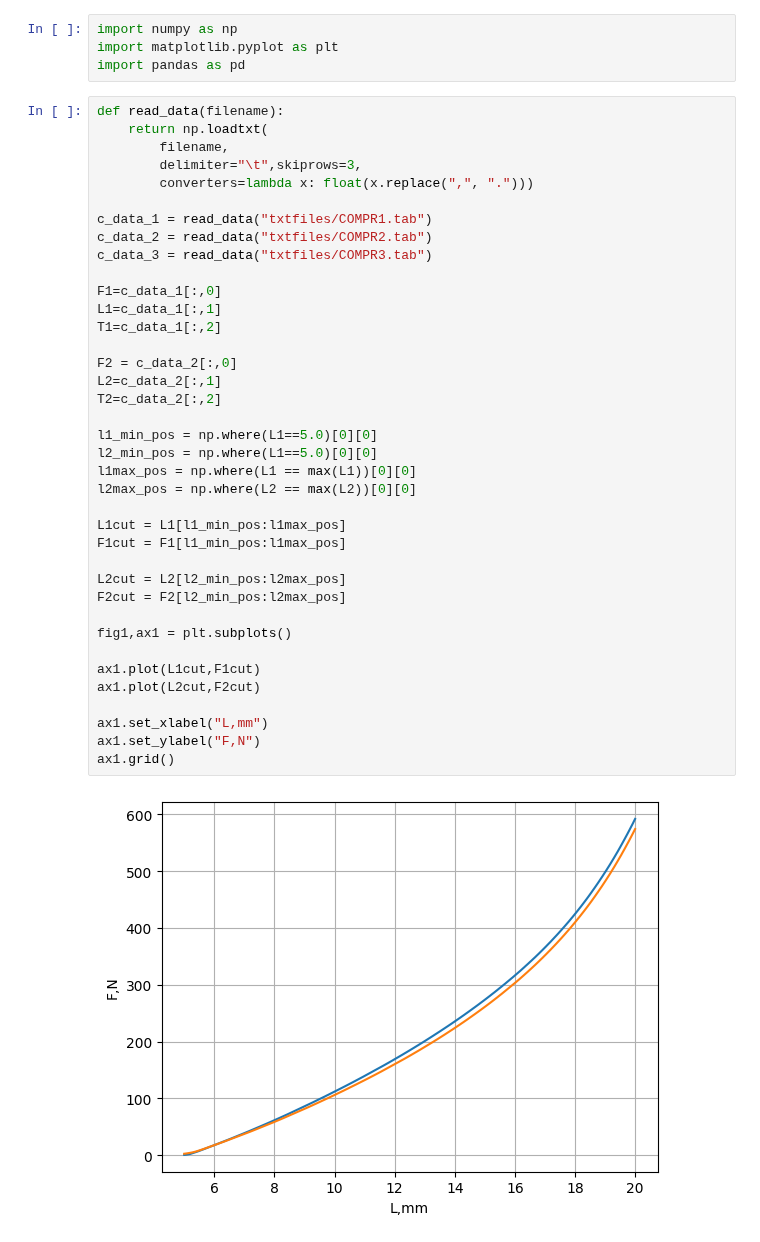
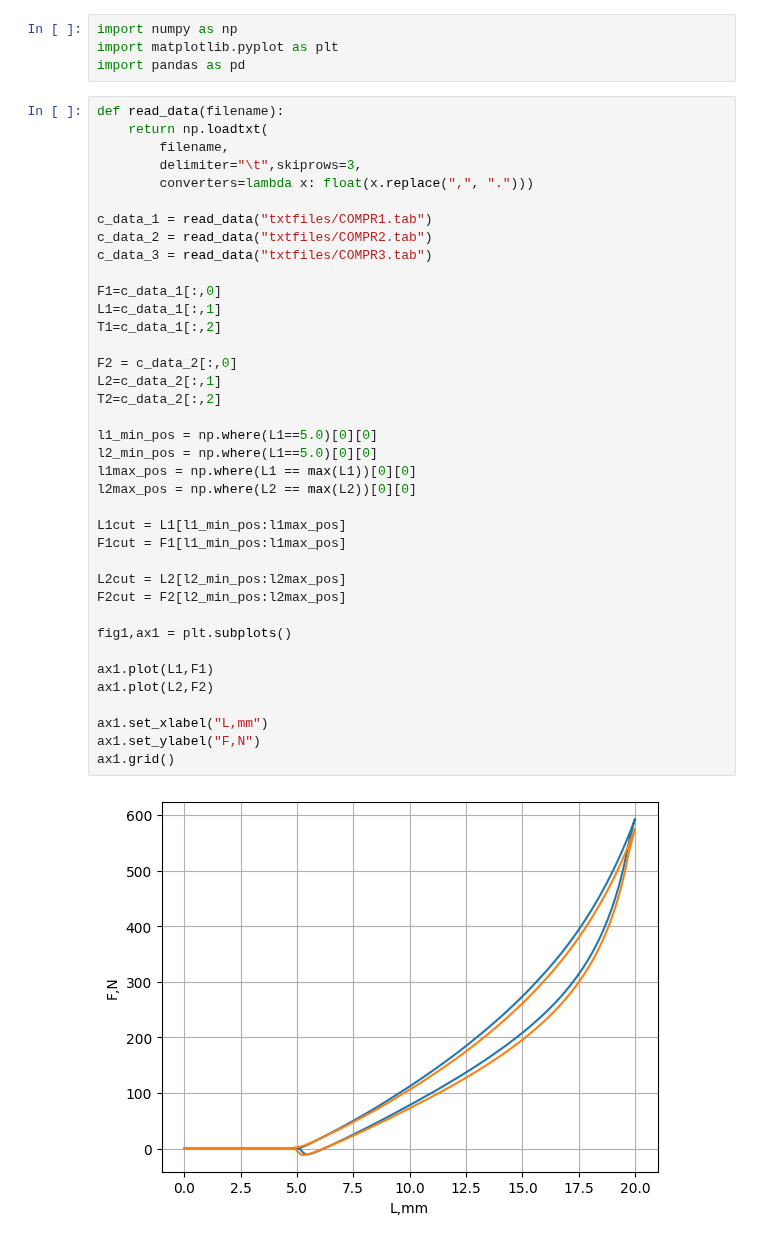
Before and after one commit to BellerAndras/hyperelastic-models, a Jupyter notebook: Material_test_curves.ipynb, the cells around one changed output. Cells and saved outputs as stored; diff of their text form.

```diff
--- a/Material_test_curves.ipynb
+++ b/Material_test_curves.ipynb
@@ -14,33 +14,33 @@ def read_data(filename):
 c_data_1 = read_data("txtfiles/COMPR1.tab")
 c_data_2 = read_data("txtfiles/COMPR2.tab")
 c_data_3 = read_data("txtfiles/COMPR3.tab")
 
 F1=c_data_1[:,0]
 L1=c_data_1[:,1]
 T1=c_data_1[:,2]
 
 F2 = c_data_2[:,0]
 L2=c_data_2[:,1]
 T2=c_data_2[:,2]
 
 l1_min_pos = np.where(L1==5.0)[0][0]
 l2_min_pos = np.where(L1==5.0)[0][0]
 l1max_pos = np.where(L1 == max(L1))[0][0]
 l2max_pos = np.where(L2 == max(L2))[0][0]
 
 L1cut = L1[l1_min_pos:l1max_pos]
 F1cut = F1[l1_min_pos:l1max_pos]
 
 L2cut = L2[l2_min_pos:l2max_pos]
 F2cut = F2[l2_min_pos:l2max_pos]
 
 fig1,ax1 = plt.subplots()
 
-ax1.plot(L1cut,F1cut)
-ax1.plot(L2cut,F2cut)
+ax1.plot(L1,F1)
+ax1.plot(L2,F2)
 
 ax1.set_xlabel("L,mm")
 ax1.set_ylabel("F,N")
 ax1.grid()
 # %% [output]
-[figure, old version]
+[figure, new version]
```
Also changed, not shown: parts of 3 cells of this notebook, 5 other files.
